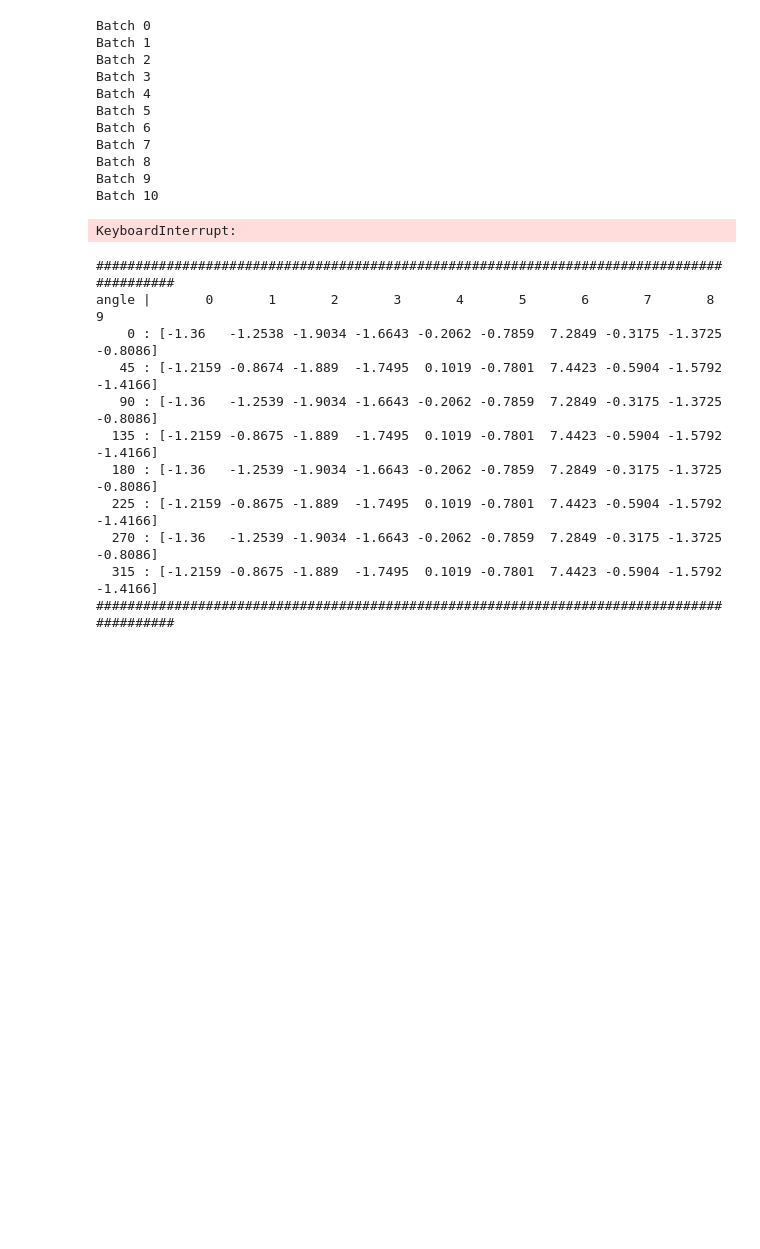
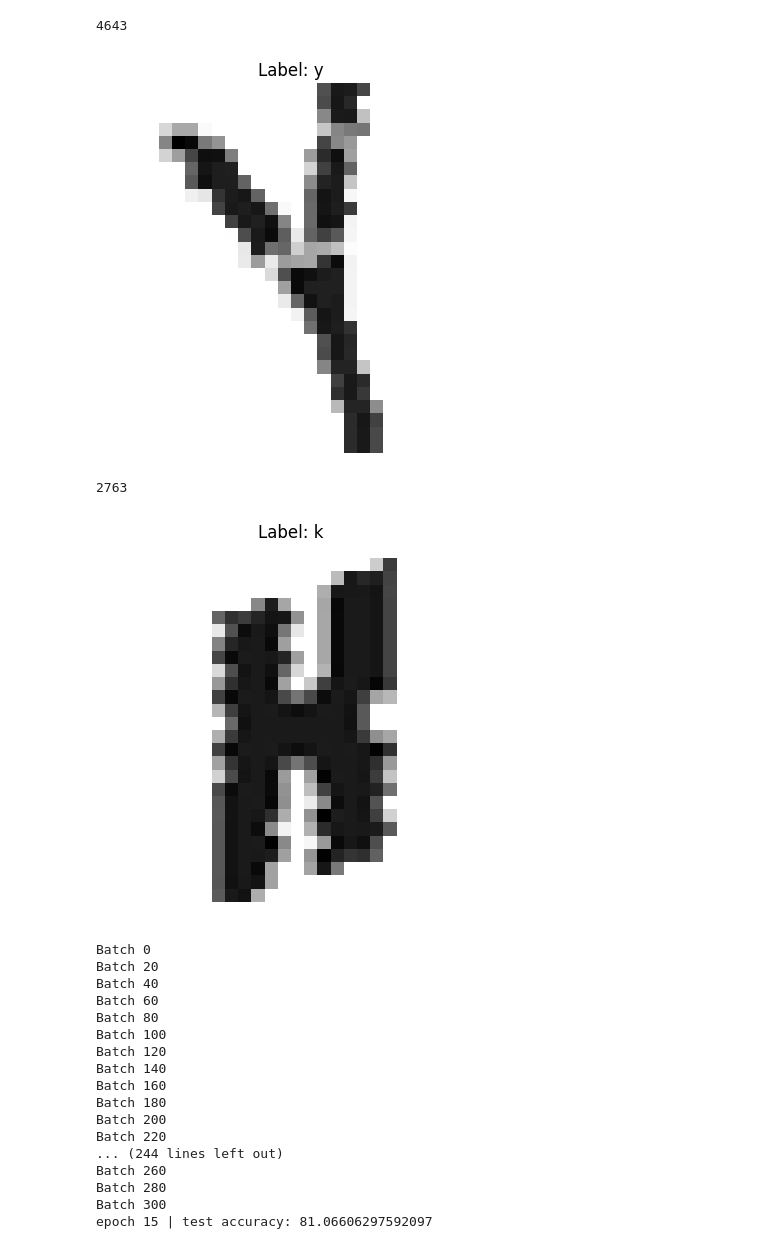
Before and after one commit to wesho1107/captcha-model, a Jupyter notebook: jiaen/E2CNN.ipynb, the cells around one changed output. Saved outputs shown, nothing was run; the diff lists cells and outputs as text; code cells hidden in the pictures; blank space fills up the shorter version.

Commit message:
Add predict model checkpoint

```diff
--- a/jiaen/E2CNN.ipynb
+++ b/jiaen/E2CNN.ipynb
@@ -308,0 +329,4 @@ The model is exactly the same used to train a normal *PyTorch* architecture:
+# %%
+# build a sample test set to check images and labels are loaded correctly
+raw_test_set = CaptchaDataset('/content/characters', mode='test')
+raw_test_set.label2char
@@ -308,0 +351,19 @@ The model is exactly the same used to train a normal *PyTorch* architecture:
+# %%
+import random
+import matplotlib.pyplot as plt
+
+for _ in range(2):
+    idx = random.randint(0, len(raw_test_set) - 1)
+    image, label = raw_test_set[idx]
+    print(idx)
+    label_char = raw_test_set.label2char[label]
+
+    plt.imshow(image, cmap="gray")
+    plt.title(f"Label: {label_char}")
+    plt.axis("off")
+    plt.show()
+# %% [output]
+4643
+[figure, added]
+2763
+[figure, added]
@@ -329,11 +389,11 @@ test_loader = torch.utils.data.DataLoader(mnist_test, batch_size=64)
 loss_function = torch.nn.CrossEntropyLoss()
 optimizer = torch.optim.Adam(model.parameters(), lr=5e-5, weight_decay=1e-5)
 # %%
-
-for epoch in range(31):
+for epoch in range(16):
     model.train()
     for i, (x, t) in enumerate(train_loader):
-        print("Batch", i)
+        if i % 20 == 0:
+          print("Batch", i)
         optimizer.zero_grad()
 
         x = x.to(device)
@@ -347,7 +407,7 @@ for epoch in range(31):
 
         optimizer.step()
 
-    if epoch % 10 == 0:
+    if epoch % 5 == 0:
         total = 0
         correct = 0
         with torch.no_grad():
@@ -365,34 +425,19 @@ for epoch in range(31):
         print(f"epoch {epoch} | test accuracy: {correct/total*100.}")
 # %% [output]
 Batch 0
-Batch 1
-Batch 2
-Batch 3
-Batch 4
-Batch 5
-Batch 6
-Batch 7
-Batch 8
-Batch 9
-Batch 10
+Batch 20
+Batch 40
+Batch 60
+Batch 80
+Batch 100
+Batch 120
+Batch 140
+Batch 160
+Batch 180
+Batch 200
+Batch 220
+... (244 lines left out)
+Batch 260
+Batch 280
+Batch 300
+epoch 15 | test accuracy: 81.06606297592097
-KeyboardInterrupt:
-# %%
-
-# retrieve the first image from the test set
-x, y = next(iter(raw_mnist_test))
-
-
-# evaluate the model
-test_model(model, x)
-# %% [output]
-##########################################################################################
-angle |       0       1       2       3       4       5       6       7       8       9
-    0 : [-1.36   -1.2538 -1.9034 -1.6643 -0.2062 -0.7859  7.2849 -0.3175 -1.3725 -0.8086]
-   45 : [-1.2159 -0.8674 -1.889  -1.7495  0.1019 -0.7801  7.4423 -0.5904 -1.5792 -1.4166]
-   90 : [-1.36   -1.2539 -1.9034 -1.6643 -0.2062 -0.7859  7.2849 -0.3175 -1.3725 -0.8086]
-  135 : [-1.2159 -0.8675 -1.889  -1.7495  0.1019 -0.7801  7.4423 -0.5904 -1.5792 -1.4166]
-  180 : [-1.36   -1.2539 -1.9034 -1.6643 -0.2062 -0.7859  7.2849 -0.3175 -1.3725 -0.8086]
-  225 : [-1.2159 -0.8675 -1.889  -1.7495  0.1019 -0.7801  7.4423 -0.5904 -1.5792 -1.4166]
-  270 : [-1.36   -1.2539 -1.9034 -1.6643 -0.2062 -0.7859  7.2849 -0.3175 -1.3725 -0.8086]
-  315 : [-1.2159 -0.8675 -1.889  -1.7495  0.1019 -0.7801  7.4423 -0.5904 -1.5792 -1.4166]
-##########################################################################################
```
Also changed, not shown: parts of 30 cells of this notebook.
